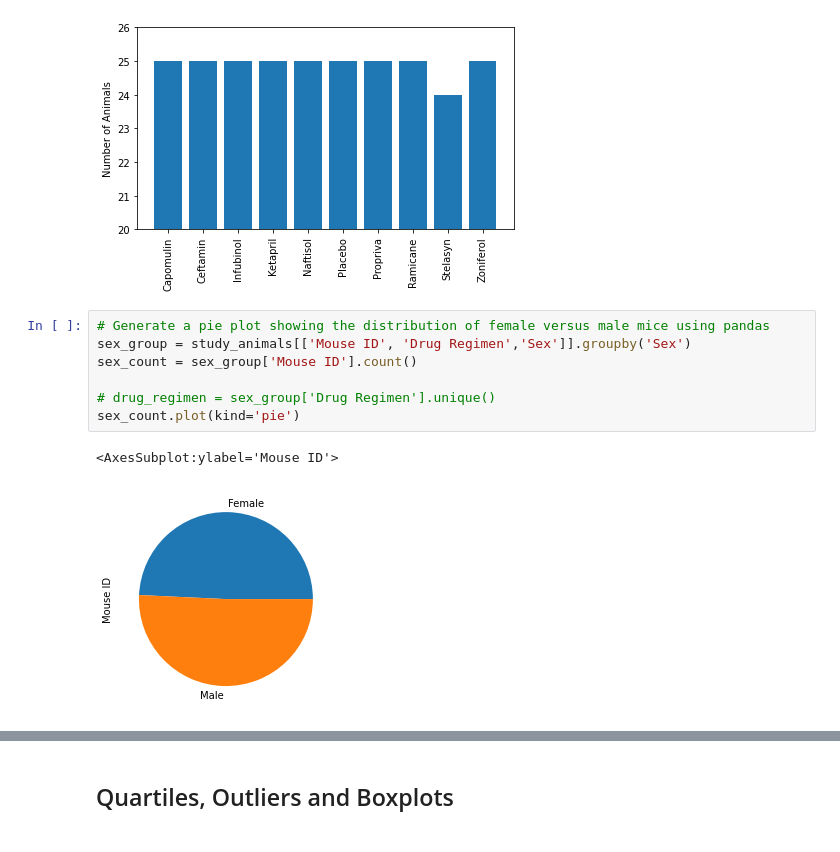
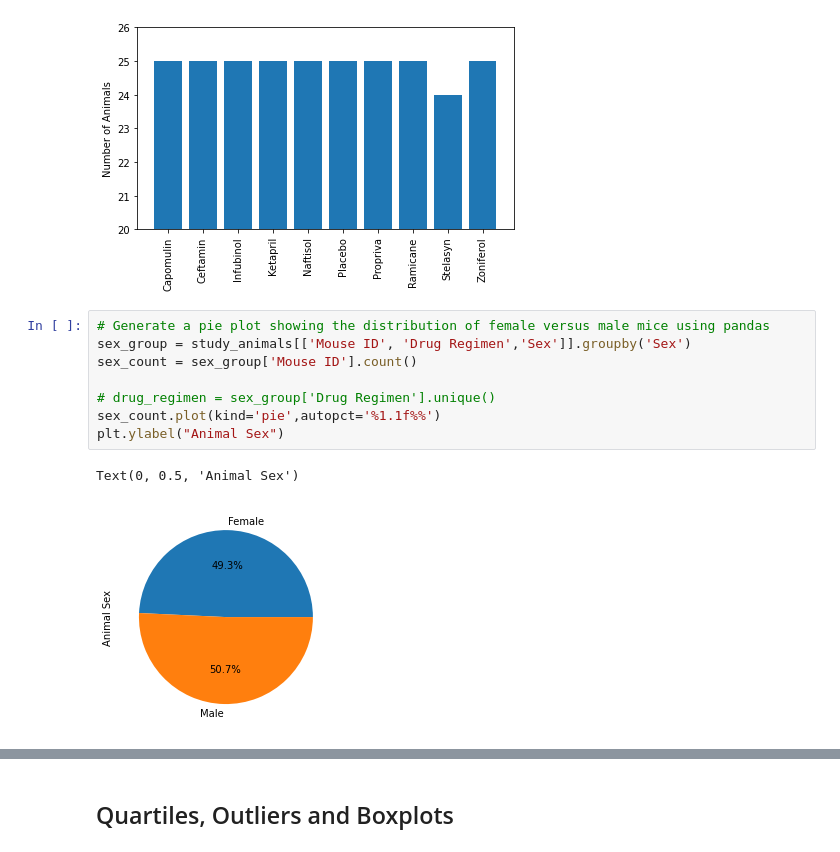
Before and after one commit to dany-roman/anti-tumor-therapeutic-analysis, a Jupyter notebook: animal study analysis.ipynb, the cells around one changed output, grey strips where cells are left out. Saved outputs shown, nothing was run; the diff lists cells and outputs as text.

Commit message:
Animal sex graphs are now working

```diff
--- a/animal study analysis.ipynb
+++ b/animal study analysis.ipynb
@@ -142,12 +142,13 @@ plt.tight_layout()
 # %%
 # Generate a pie plot showing the distribution of female versus male mice using pandas
 sex_group = study_animals[['Mouse ID', 'Drug Regimen','Sex']].groupby('Sex')
 sex_count = sex_group['Mouse ID'].count()
 
 # drug_regimen = sex_group['Drug Regimen'].unique()
-sex_count.plot(kind='pie')
+sex_count.plot(kind='pie',autopct='%1.1f%%')
+plt.ylabel("Animal Sex")
 # %% [output]
-<AxesSubplot:ylabel='Mouse ID'>
+Text(0, 0.5, 'Animal Sex')
-[figure, old version]
+[figure, new version]
 # %%
 # Generate a pie plot showing the distribution of female versus male mice using pyplot
```
Also changed, not shown: parts of 1 cell of this notebook.
